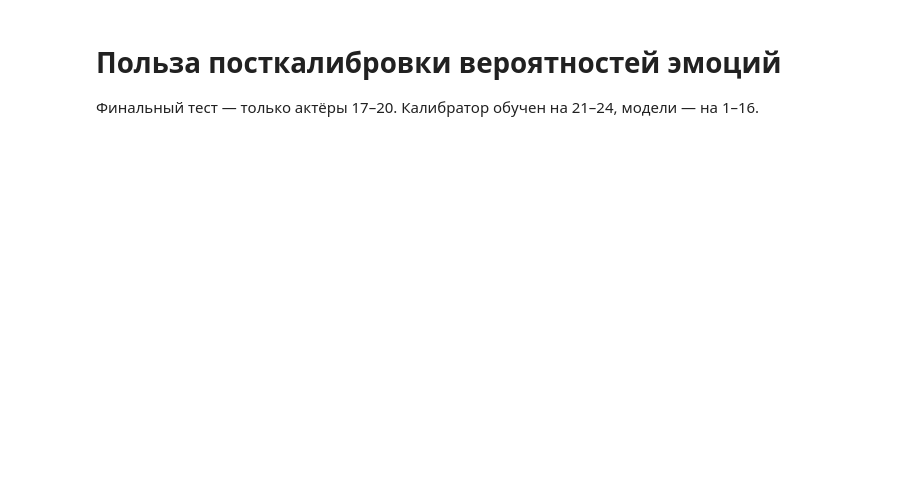
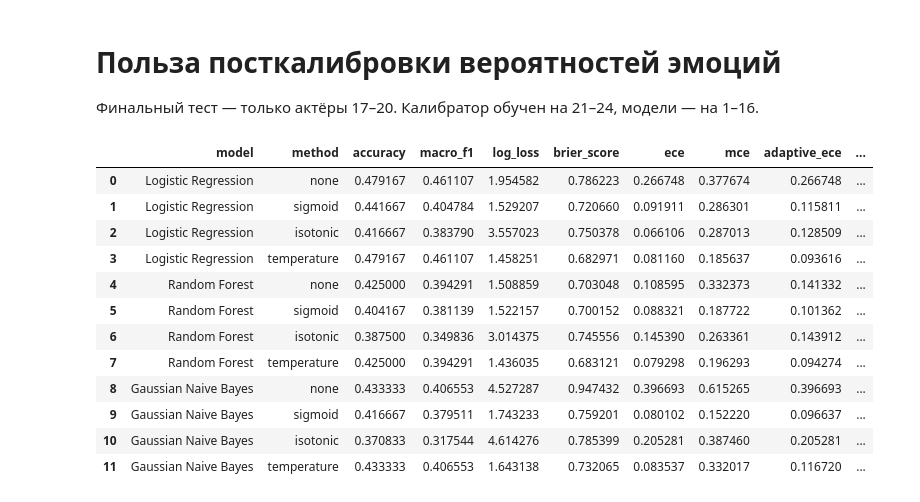
Before and after one commit to brattsew/project-based-practice, a Jupyter notebook: notebooks/calibration_analysis.ipynb, the cells around one changed output. Cells and saved outputs as stored; diff of their text form; code cells hidden in the pictures; blank space fills up the shorter version.

```diff
--- a/notebooks/calibration_analysis.ipynb
+++ b/notebooks/calibration_analysis.ipynb
@@ -5,11 +5,33 @@
 # %%
 from pathlib import Path
 import pandas as pd
 import matplotlib.pyplot as plt
 from sklearn.calibration import calibration_curve
 
-ROOT = Path('..')
-metrics = pd.read_csv(ROOT / 'reports/calibration_metrics.csv')
-confusion = pd.read_csv(ROOT / 'reports/confusion_matrices.csv')
+ROOT = Path.cwd()
+if not (ROOT / 'pyproject.toml').exists():
+    ROOT = ROOT.parent
+
+metrics_path = ROOT / 'reports/calibration_metrics.csv'
+confusion_path = ROOT / 'reports/confusion_matrices.csv'
+if not metrics_path.exists() or not confusion_path.exists():
+    raise FileNotFoundError('Сначала выполните: uv run ravdess-calibrate')
+
+metrics = pd.read_csv(metrics_path)
+confusion = pd.read_csv(confusion_path)
 metrics
+# %% [output]
+|  | model | method | accuracy | macro_f1 | log_loss | brier_score | ece | mce | adaptive_ece | ... |
+| 0 | Logistic Regression | none | 0.479167 | 0.461107 | 1.954582 | 0.786223 | 0.266748 | 0.377674 | 0.266748 | ... |
+| 1 | Logistic Regression | sigmoid | 0.441667 | 0.404784 | 1.529207 | 0.720660 | 0.091911 | 0.286301 | 0.115811 | ... |
+| 2 | Logistic Regression | isotonic | 0.416667 | 0.383790 | 3.557023 | 0.750378 | 0.066106 | 0.287013 | 0.128509 | ... |
+| 3 | Logistic Regression | temperature | 0.479167 | 0.461107 | 1.458251 | 0.682971 | 0.081160 | 0.185637 | 0.093616 | ... |
+| 4 | Random Forest | none | 0.425000 | 0.394291 | 1.508859 | 0.703048 | 0.108595 | 0.332373 | 0.141332 | ... |
+| 5 | Random Forest | sigmoid | 0.404167 | 0.381139 | 1.522157 | 0.700152 | 0.088321 | 0.187722 | 0.101362 | ... |
+| 6 | Random Forest | isotonic | 0.387500 | 0.349836 | 3.014375 | 0.745556 | 0.145390 | 0.263361 | 0.143912 | ... |
+| 7 | Random Forest | temperature | 0.425000 | 0.394291 | 1.436035 | 0.683121 | 0.079298 | 0.196293 | 0.094274 | ... |
+| 8 | Gaussian Naive Bayes | none | 0.433333 | 0.406553 | 4.527287 | 0.947432 | 0.396693 | 0.615265 | 0.396693 | ... |
+| 9 | Gaussian Naive Bayes | sigmoid | 0.416667 | 0.379511 | 1.743233 | 0.759201 | 0.080102 | 0.152220 | 0.096637 | ... |
+| 10 | Gaussian Naive Bayes | isotonic | 0.370833 | 0.317544 | 4.614276 | 0.785399 | 0.205281 | 0.387460 | 0.205281 | ... |
+| 11 | Gaussian Naive Bayes | temperature | 0.433333 | 0.406553 | 1.643138 | 0.732065 | 0.083537 | 0.332017 | 0.116720 | ... |
 # %%
```
Also changed, not shown: parts of 9 cells of this notebook, 12 other files.
